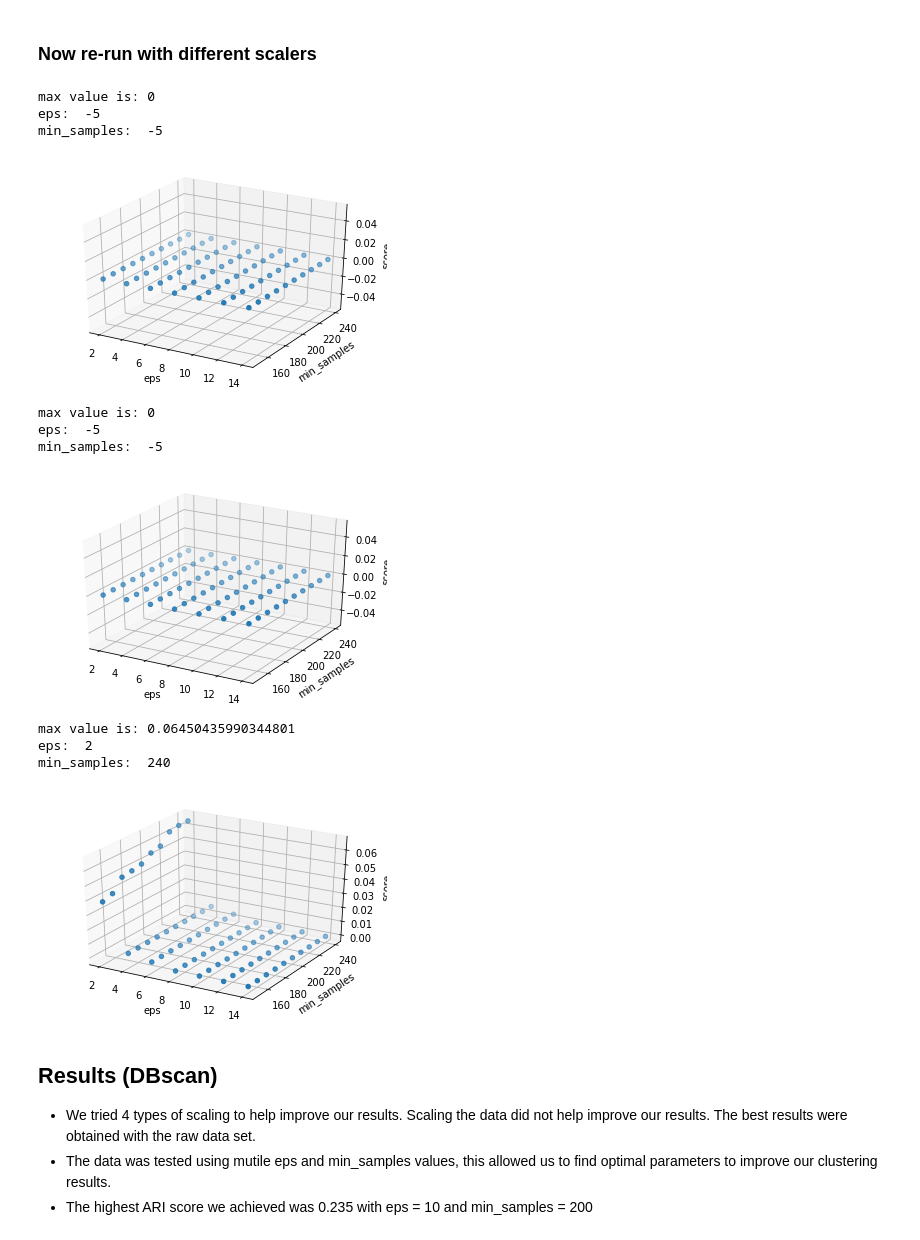
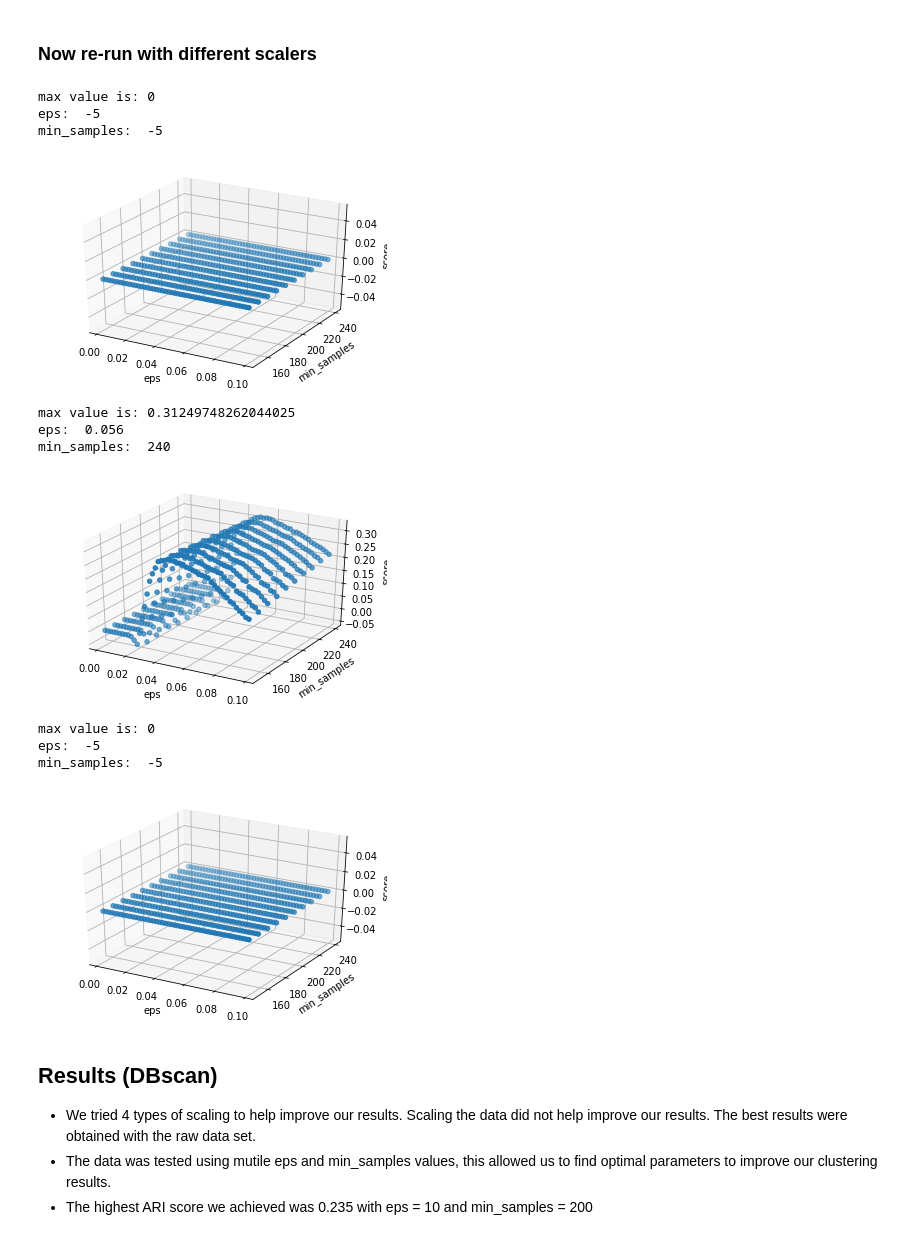
Before and after one commit to avneetgill/ensf544Project, a Jupyter notebook: Project1.2/Q3.ipynb, the cells around one changed output. Cells and saved outputs as stored; diff of their text form; code cells hidden in the pictures.

```diff
--- a/Project1.2/Q3.ipynb
+++ b/Project1.2/Q3.ipynb
@@ -62,12 +98,6 @@ wine
 - Good and bad wine will be determined by its quality rating. Any wine with a rating below 6 is bad and 6 and above is good.
 - The red and white labels are derived from the dataset that the wine comes from.
 # %%
-from sklearn.cluster import KMeans
-from sklearn import metrics
-from IPython.display import Markdown
-
-from sklearn.preprocessing import scale
-
 temp = wine.drop('quality',1)
 labels = temp['label']
 feature = temp.drop('label',1)
@@ -77,24 +107,31 @@ feature_scaled = scale(feature)
 
 scores = {name: [] for name in ('auto', 'full', 'elkan')}
 scores_scaled = {name: [] for name in ('auto', 'full', 'elkan')}
+scores_PCA = {name: [] for name in ('auto', 'full', 'elkan')}
 
 for algorithm in ('auto', 'full', 'elkan'): # test different seed values with different algorithms and check the ARI scores
     for seed in np.arange(0, 10):
         kmeans = KMeans(n_clusters = 4, random_state = seed, algorithm = algorithm)
         kmeans_scaled = KMeans(n_clusters = 4, random_state = seed, algorithm = algorithm)
+        kmeans_PCA = KMeans(n_clusters = 4, random_state = seed, algorithm = algorithm)
+
 
         kmeans.fit(feature)
         kmeans_scaled.fit(feature_scaled)
+        kmeans_PCA.fit(feature_PCA)
 
         ARI_score = metrics.adjusted_rand_score(kmeans.labels_ ,labels)
         ARI_score_scaled = metrics.adjusted_rand_score(kmeans_scaled.labels_ ,labels)
+        ARI_score_PCA = metrics.adjusted_rand_score(kmeans_PCA.labels_ ,labels)
 
         array = kmeans.labels_
+        array_pca = kmeans_PCA.labels_
 
         scores[algorithm].append(ARI_score)
         scores_scaled[algorithm].append(ARI_score_scaled)
+        scores_PCA[algorithm].append(ARI_score_PCA)
 
-        print(algorithm, seed, ARI_score)
+#         print(algorithm, seed, ARI_score)
 
 
 
@@ -106,6 +143,10 @@ median_elkan = np.median(np.array(scores['elkan']))
 median_auto_scaled = np.median(np.array(scores_scaled['auto'])) # scores from scaled features
 median_full_scaled = np.median(np.array(scores_scaled['full']))
 median_elkan_scaled = np.median(np.array(scores_scaled['elkan']))
+
+median_auto_PCA = np.median(np.array(scores_PCA['auto'])) # scores from PCA reduced features
+median_full_PCA = np.median(np.array(scores_PCA['full']))
+median_elkan_PCA = np.median(np.array(scores_PCA['elkan']))
 
 
 display(Markdown(\
@@ -119,4 +160,10 @@ f'|[]()|Median scores scaled|\n{"|---"*2}|\n'
 f'|**auto**|{median_auto_scaled:.4}|\n'
 f'|**full**|{median_full_scaled:.4}|\n'
 f'|**elkan**|{median_elkan_scaled:.4}|\n'))
+
+display(Markdown(\
+f'|[]()|Median scores PCA|\n{"|---"*2}|\n'
+f'|**auto**|{median_auto_PCA:.4}|\n'
+f'|**full**|{median_full_PCA:.4}|\n'
+f'|**elkan**|{median_elkan_PCA:.4}|\n'))
 # %% [output]
@@ -164,10 +241,14 @@ from sklearn.cluster import DBSCAN
 import matplotlib.pyplot as plt
 from mpl_toolkits.mplot3d import Axes3D
 
+temp = wine.drop('quality',1)
+labels = temp['label']
+feature = temp.drop('label',1)
+feature_scaled = scale(feature) # scaling the features data
 
 
 # testing different min_sample values with different eps and recording the best ARI scores
-def db_results(features):
+def db_results(features, eps_range):
     xs = []
     ys = []
     zs = []
@@ -176,8 +257,8 @@ def db_results(features):
     max_value = 0
     max_eps = -5
     samples_ = -5
-
-    for eps in range(2,16,2):
+# testting different min_sample values with different eps and recording the best ARI scores
+    for eps in eps_range:
         for samples in range(150, 250, 10):
 
             xs.append(eps)
@@ -206,7 +287,7 @@ def db_results(features):
     # different eps and min_sample values using scaled features data
     plt.show()
 
-db_results(feature)
+db_results(feature, np.arange(2,16,2))
 # %% [output]
 max value is: 0.23513134334058194
 eps:  10
@@ -221,0 +296,3 @@ min_samples:  240
+# %%
+low_eps = np.arange(0.002,0.1,0.002)
+db_results(feature_scaled, low_eps)
@@ -226,32 +308,32 @@ from sklearn.preprocessing import MinMaxScaler, Normalizer, RobustScaler
 # min max scaler
 min_max_scaler = MinMaxScaler().fit(feature)
 mm_feat = min_max_scaler.transform(feature)
-db_results(mm_feat)
+db_results(mm_feat, low_eps)
 # %% [output]
 max value is: 0
 eps:  -5
 min_samples:  -5
-[figure, old version]
+[figure, new version]
 # %%
 # normalizer scaler
 norm_scaler = Normalizer().fit(feature)
 norm_feat = norm_scaler.transform(feature)
-db_results(norm_feat)
+db_results(norm_feat, low_eps)
 # %% [output]
-max value is: 0
-eps:  -5
-min_samples:  -5
+max value is: 0.31249748262044025
+eps:  0.056
+min_samples:  240
-[figure, old version]
+[figure, new version]
 # %%
 # robust scaler
 rob_scaler = RobustScaler().fit(feature)
 rob_feat = rob_scaler.transform(feature)
-db_results(rob_feat)
+db_results(rob_feat, low_eps)
 # %% [output]
-max value is: 0.06450435990344801
-eps:  2
-min_samples:  240
+max value is: 0
+eps:  -5
+min_samples:  -5
-[figure, old version]
+[figure, new version]
 # %% [markdown]
 ## Results (DBscan)
 - We tried 4 types of scaling to help improve our results. Scaling the data did not help improve our results. The best results were obtained with the raw data set.
```
Also changed, not shown: parts of 23 cells of this notebook, 3 other files.
